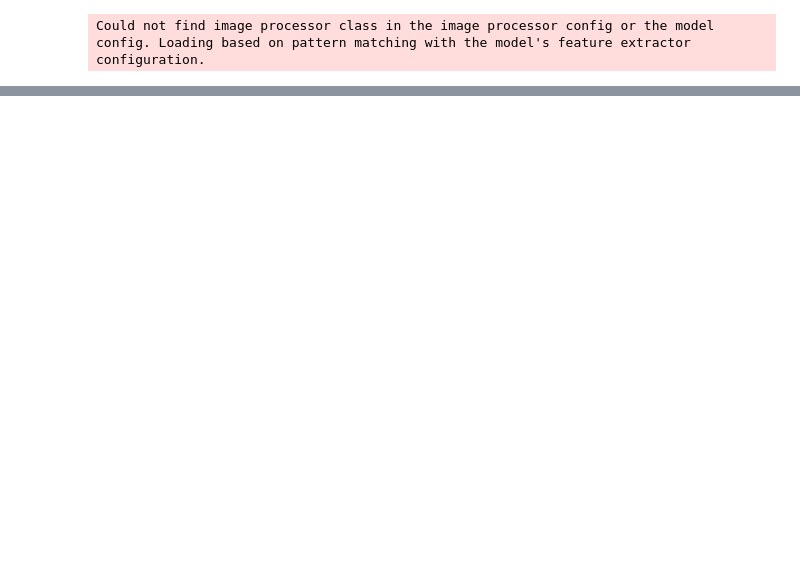
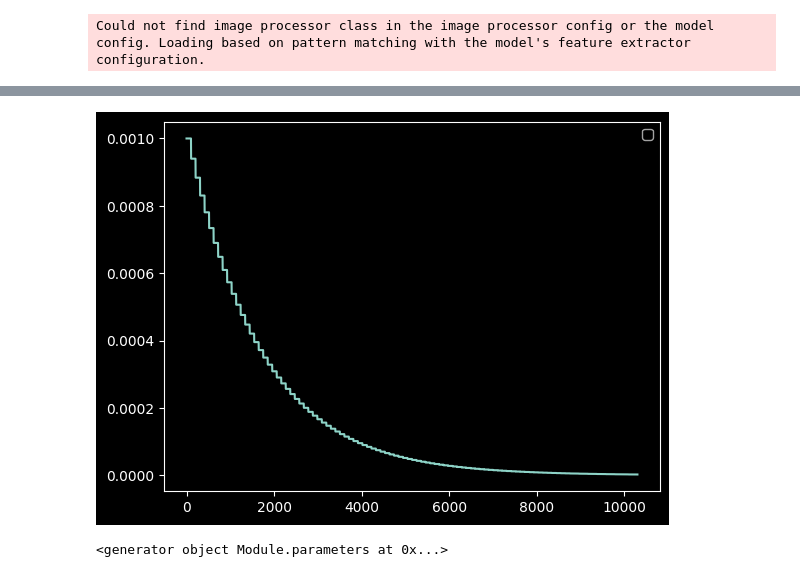
Before and after one commit to VamsiKrishna1211/Odometer-Recognition-from-Car-Dashboard-Images, a Jupyter notebook: TrainerOCR.ipynb, the cells around one changed output, grey strips where cells are left out. Cells and saved outputs as stored; diff of their text form; code cells hidden in the pictures; blank space fills up the shorter version.

```diff
--- a/TrainerOCR.ipynb
+++ b/TrainerOCR.ipynb
@@ -399,0 +691,25 @@ AttributeError: 'DeiTEncoder' object has no attribute 'pooler'
+# %%
+from matplotlib import pyplot as plt
+
+EPOCHS = MAX_EPOCHS
+BATCHES = STEPS_PER_EPOCH
+steps = []
+lrs = []
+mtms = []
+# model = ... # Your model instance
+optimizer = torch.optim.SGD(model.parameters(), lr=0.001, momentum=0.9) # Wrapped optimizer
+# scheduler = torch.optim.lr_scheduler.OneCycleLR(optimizer, max_lr=0.1, pct_start=0.18, div_factor=1.5, final_div_factor=10000, base_momentum=0.75, max_momentum=0.95, epochs=EPOCHS, steps_per_epoch=BATCHES)
+scheduler = optim.lr_scheduler.ExponentialLR(optimizer, gamma=0.94, verbose=False)
+for epoch in range(EPOCHS):
+    for batch in range(BATCHES):
+        lrs.append(scheduler.get_last_lr()[0])
+        mtms.append(optimizer.param_groups[0]['momentum'])
+        steps.append(epoch * BATCHES + batch)
+    scheduler.step()
+
+
+plt.figure()
+plt.legend()
+plt.plot(steps, lrs, label='OneCycleLRs')
+plt.show()
+# %% [output]
@@ -399,0 +717,5 @@ AttributeError: 'DeiTEncoder' object has no attribute 'pooler'
+[figure, added]
+# %%
+model.parameters()
+# %% [output]
+<generator object Module.parameters at 0x...>
```
Also changed, not shown: parts of 25 cells of this notebook, 42 other files.
